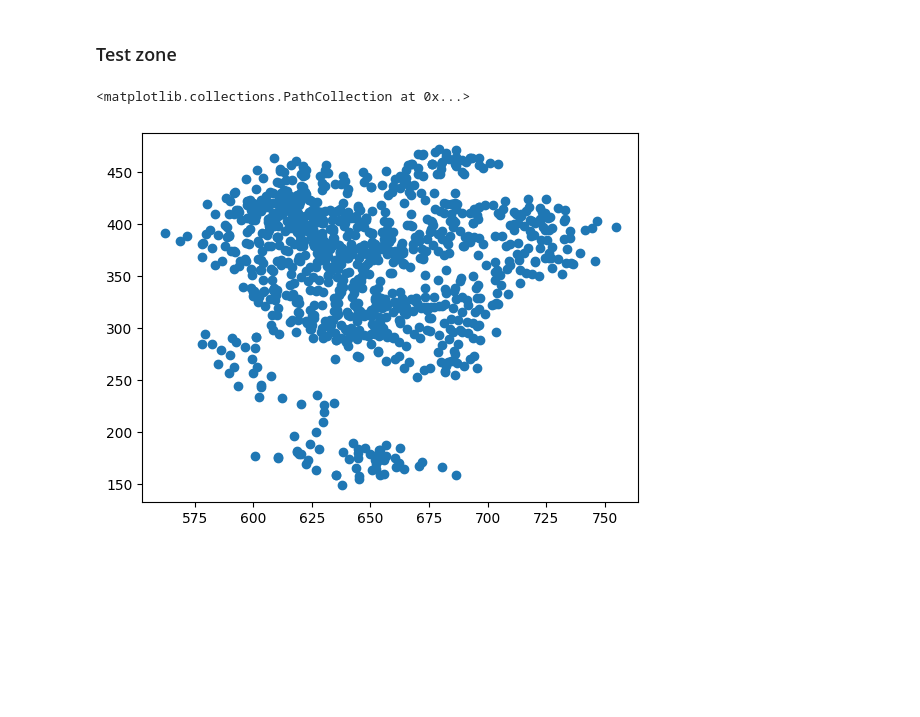
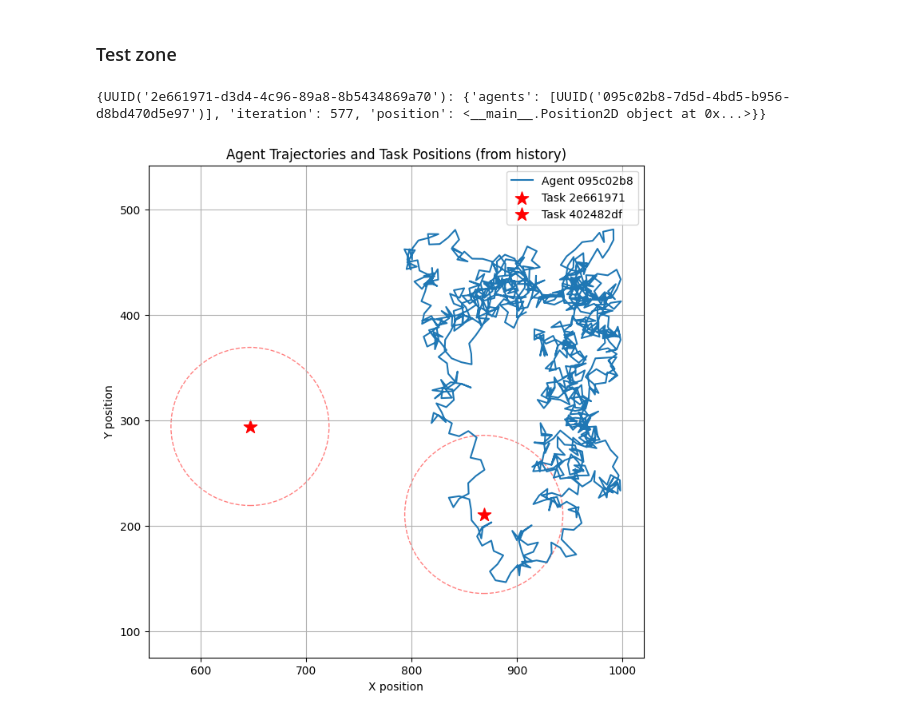
Before and after one commit to trash-hold/MultiAgentSystems_Assignments, a Jupyter notebook: SI_task/TSAC_SI.ipynb, the cells around one changed output. Cells and saved outputs as stored; diff of their text form; code cells hidden in the pictures; blank space fills up the shorter version.

Commit message:
Working SimpleAgent

```diff
--- a/SI_task/TSAC_SI.ipynb
+++ b/SI_task/TSAC_SI.ipynb
@@ -260,21 +391,54 @@ class SimpleAgent(Agent):
 # %%
 # Params for running the environment
 ENV_SIZE = (1000, 1000)             # Size of the environment (width, height)
-task_count = 0                      # Number of tasks in the environment
-task_capacity = 3                   # Number of agents required to complete a task
-task_radius = 100                   # Radius within which agents can work on a task
+task_count = 1                      # Number of tasks in the environment
+task_capacity = 1                   # Number of agents required to complete a task
+task_radius = 75                   # Radius within which agents can work on a task
 agent_radius = 50                   # Radius within which agents can communicate
 agent_count = 1                     # Number of agents in the environment
 
 def agentInit(a):
-    return SimpleAgent(a, agent_radius, velocity=10)
+    return SimpleAgent(a, ENV_SIZE, task_radius, agent_radius, velocity=10)
 # %%
-env = Environment(env_size, task_count, task_capacity, task_radius, agent_radius, agent_count, agent_class=agentInit)
+env = Environment(ENV_SIZE, task_count, task_capacity, task_radius, agent_radius, agent_count, agent_class=agentInit)
+# %%
+env.run(1000, True)
+print(env.tasks_done)
+# %% [output]
+{UUID('2e661971-d3d4-4c96-89a8-8b5434869a70'): {'agents': [UUID('095c02b8-7d5d-4bd5-b956-d8bd470d5e97')], 'iteration': 577, 'position': <__main__.Position2D object at 0x...>}}
 # %%
 import matplotlib.pyplot as plt
 
-x_arr, y_arr = env.test_run()
-plt.scatter(x_arr, y_arr)
+
+# Plot agent trajectories from env.history
+plt.figure(figsize=(8, 8))
+for agent_id, agent_hist in env.history["agents"].items():
+    if 'position' in agent_hist:
+        x = [pos.x for pos in agent_hist['position']]
+        y = [pos.y for pos in agent_hist['position']]
+        plt.plot(x, y, label=f'Agent {str(agent_id)[:8]}')
+
+# Get task radius from history if available, else from env
+if 'radius' in env.history['tasks']:
+    task_radius = env.history['tasks']['radius']
+else:
+    task_radius = env.task_radius
+
+# Plot task positions and radii from env.history (initial and respawned)
+for task_id, task_hist in env.history["tasks"].items():
+    if isinstance(task_hist, dict) and 'position' in task_hist:
+        pos = task_hist['position']
+        plt.scatter(pos.x, pos.y, c='red', marker='*', s=150, label=f'Task {str(task_id)[:8]}')
+        # Draw task radius as a circle
+        circle = plt.Circle((pos.x, pos.y), task_radius, color='red', fill=False, linestyle='--', alpha=0.5)
+        plt.gca().add_patch(circle)
+
+plt.xlabel('X position')
+plt.ylabel('Y position')
+plt.title('Agent Trajectories and Task Positions (from history)')
+plt.legend()
+plt.grid(True)
+plt.axis('equal')
+plt.show()
 # %% [output]
-<matplotlib.collections.PathCollection at 0x...>
-[figure, old version]
+[figure, new version]
```
Also changed, not shown: parts of 3 cells of this notebook, 1 other file.
